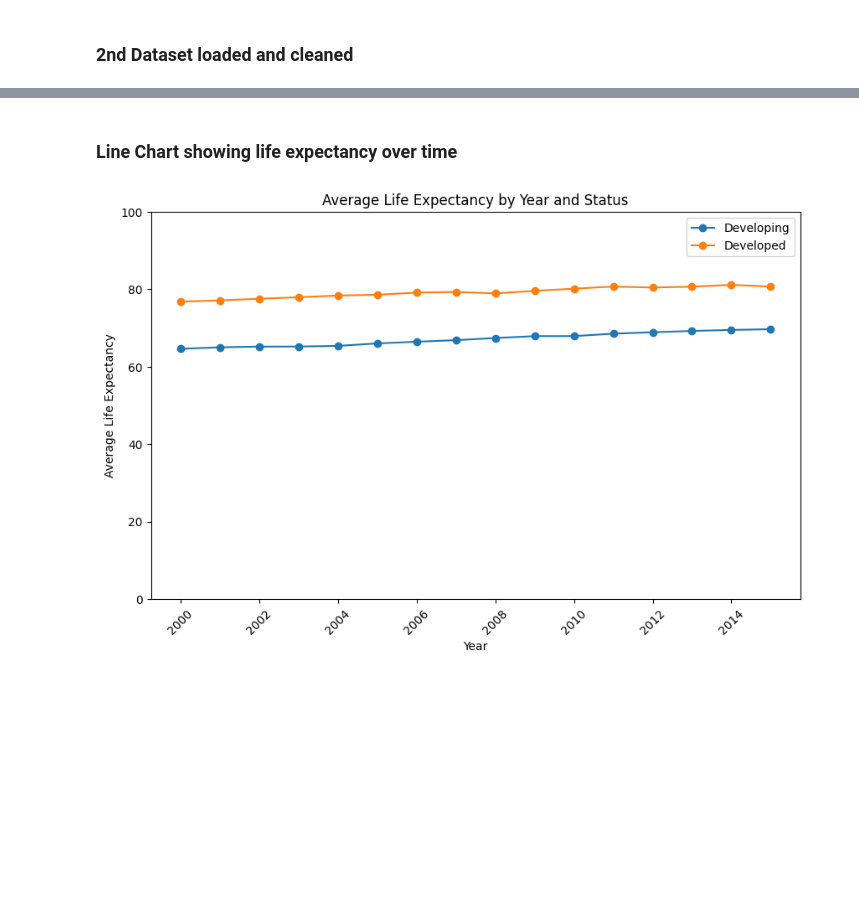
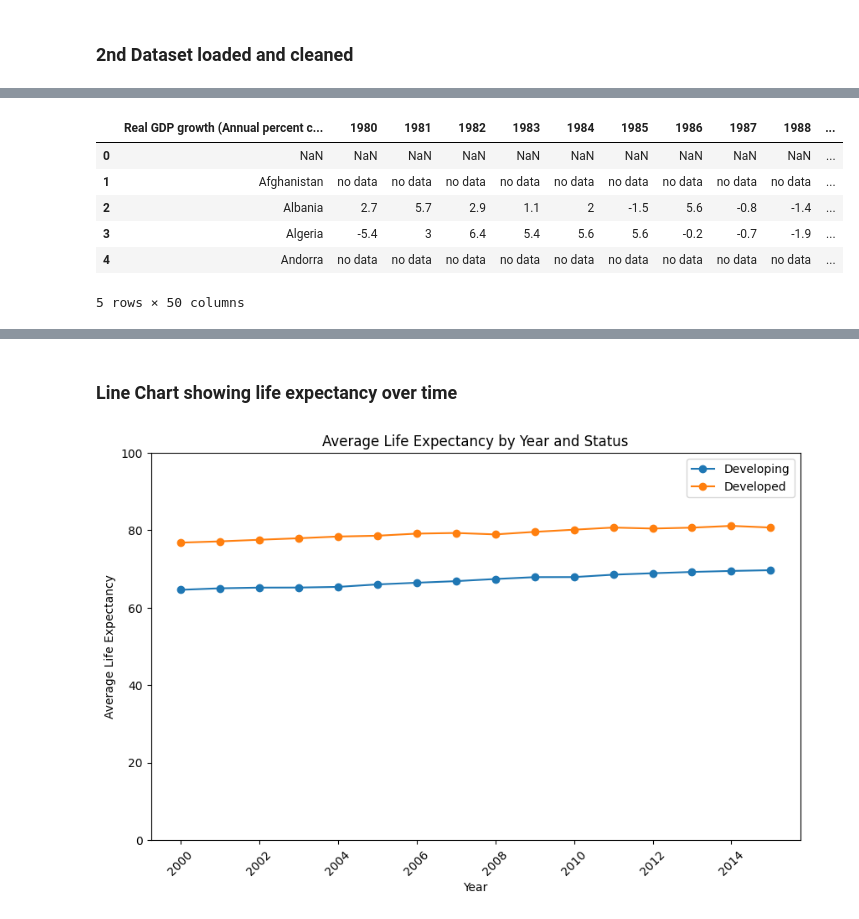
Before and after one commit to JNorthData/Life_Expectancy, a Jupyter notebook: life-expectancy.ipynb, the cells around one changed output, grey strips where cells are left out. Cells and saved outputs as stored; diff of their text form; code cells hidden in the pictures; blank space fills up the shorter version.

```diff
--- a/life-expectancy.ipynb
+++ b/life-expectancy.ipynb
@@ -55,0 +65,13 @@ GDP_Growth_df.tail()
+# %%
+# Load data into dataframe
+GDP_Growth_df = pd.read_csv('Resources/GDP Growth Data.csv')
+
+GDP_Growth_df.head()
+# %% [output]
+|  | Real GDP growth (Annual percent c... | 1980 | 1981 | 1982 | 1983 | 1984 | 1985 | 1986 | 1987 | 1988 | ... |
+| 0 | NaN | NaN | NaN | NaN | NaN | NaN | NaN | NaN | NaN | NaN | ... |
+| 1 | Afghanistan | no data | no data | no data | no data | no data | no data | no data | no data | no data | ... |
+| 2 | Albania | 2.7 | 5.7 | 2.9 | 1.1 | 2 | -1.5 | 5.6 | -0.8 | -1.4 | ... |
+| 3 | Algeria | -5.4 | 3 | 6.4 | 5.4 | 5.6 | 5.6 | -0.2 | -0.7 | -1.9 | ... |
+| 4 | Andorra | no data | no data | no data | no data | no data | no data | no data | no data | no data | ... |
+5 rows × 50 columns
```
Also changed, not shown: parts of 10 cells of this notebook.
